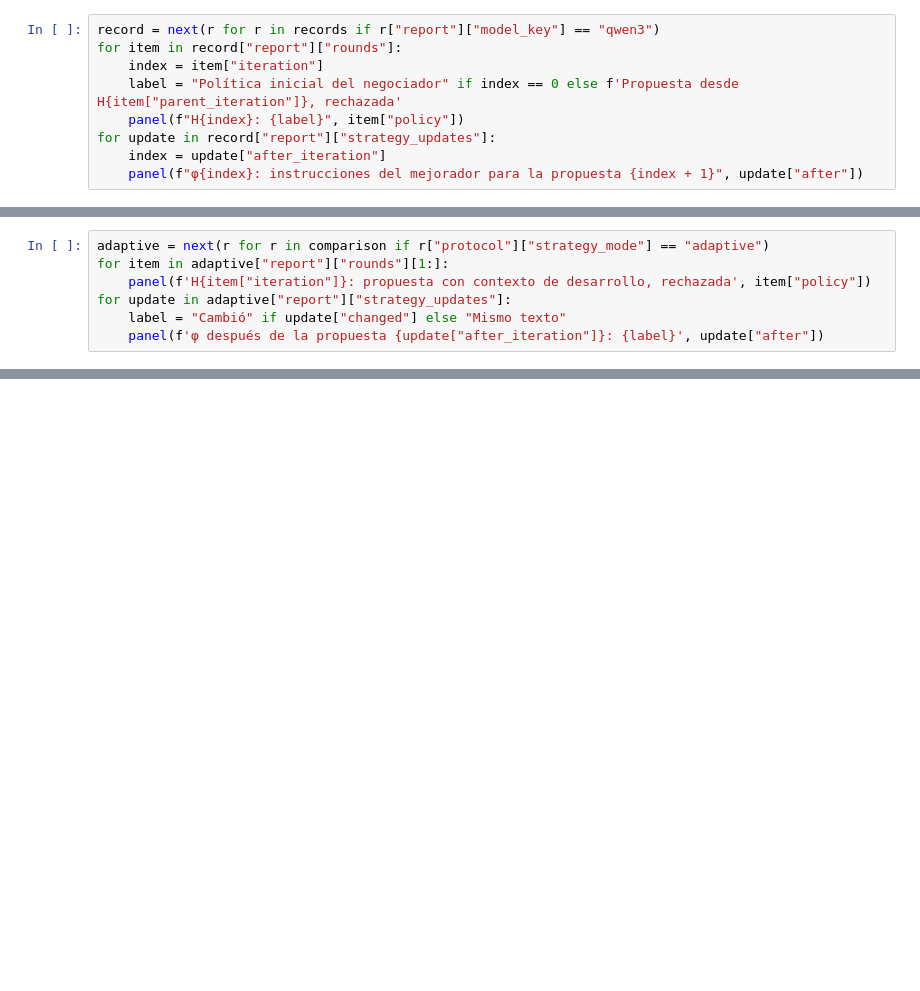
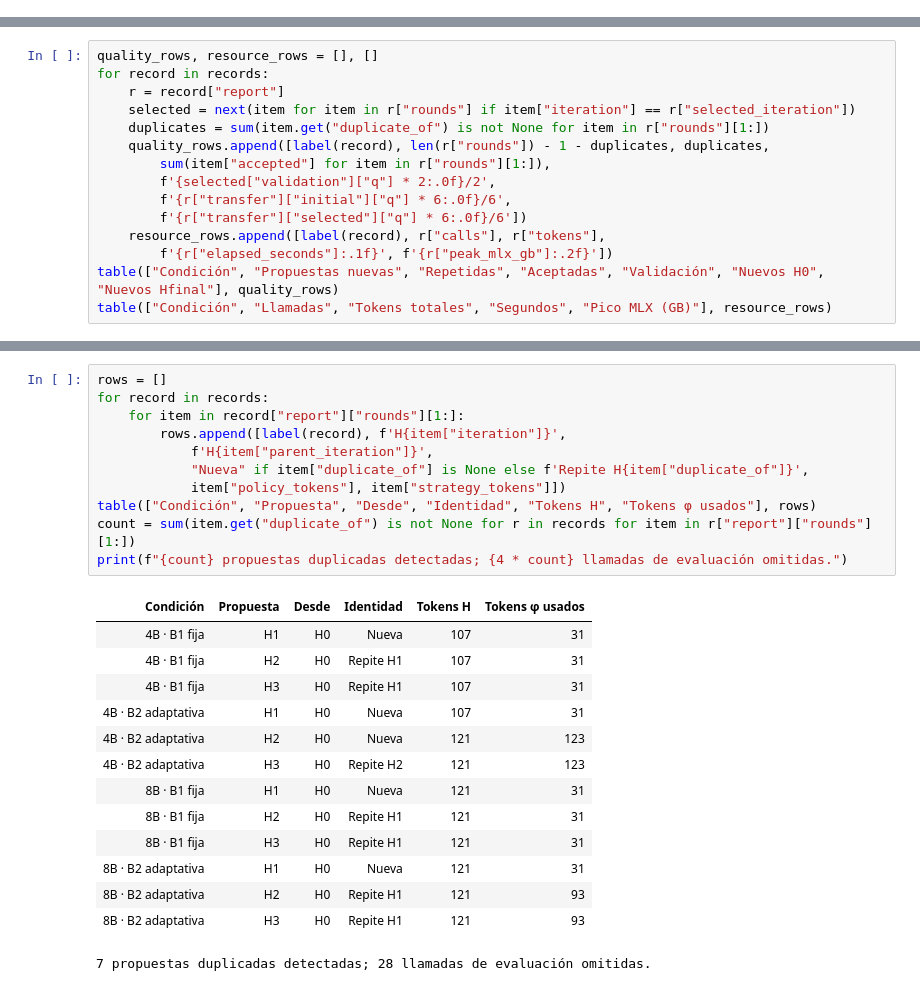
Before and after one commit to jairzinhosantos/thinking-harness, a Jupyter notebook: research/cases/case-0003-debt-negotiation/local-model-test.ipynb, the cells around one changed output, grey strips where cells are left out. Drawn from its saved outputs; the diff is of its cells as text; blank space fills up the shorter version.

Commit message:
research: compare Qwen sizes with structured decisions and duplicate control

```diff
--- a/research/cases/case-0003-debt-negotiation/local-model-test.ipynb
+++ b/research/cases/case-0003-debt-negotiation/local-model-test.ipynb
@@ -131,9 +0,0 @@ H0 permanece como política de partida porque las tres propuestas fueron rechaza
-# %%
-record = next(r for r in records if r["report"]["model_key"] == "qwen3")
-for item in record["report"]["rounds"]:
-    index = item["iteration"]
-    label = "Política inicial del negociador" if index == 0 else f'Propuesta desde H{item["parent_iteration"]}, rechazada'
-    panel(f"H{index}: {label}", item["policy"])
-for update in record["report"]["strategy_updates"]:
-    index = update["after_iteration"]
-    panel(f"φ{index}: instrucciones del mejorador para la propuesta {index + 1}", update["after"])
@@ -283,7 +0,0 @@ B1 repitió la misma propuesta: temperatura cero, misma política conservada y m
-# %%
-adaptive = next(r for r in comparison if r["protocol"]["strategy_mode"] == "adaptive")
-for item in adaptive["report"]["rounds"][1:]:
-    panel(f'H{item["iteration"]}: propuesta con contexto de desarrollo, rechazada', item["policy"])
-for update in adaptive["report"]["strategy_updates"]:
-    label = "Cambió" if update["changed"] else "Mismo texto"
-    panel(f'φ después de la propuesta {update["after_iteration"]}: {label}', update["after"])
@@ -308,0 +104,15 @@ Los escenarios ya se habían observado y se reutilizaron para depuración. Esta
+# %%
+quality_rows, resource_rows = [], []
+for record in records:
+    r = record["report"]
+    selected = next(item for item in r["rounds"] if item["iteration"] == r["selected_iteration"])
+    duplicates = sum(item.get("duplicate_of") is not None for item in r["rounds"][1:])
+    quality_rows.append([label(record), len(r["rounds"]) - 1 - duplicates, duplicates,
+        sum(item["accepted"] for item in r["rounds"][1:]),
+        f'{selected["validation"]["q"] * 2:.0f}/2',
+        f'{r["transfer"]["initial"]["q"] * 6:.0f}/6',
+        f'{r["transfer"]["selected"]["q"] * 6:.0f}/6'])
+    resource_rows.append([label(record), r["calls"], r["tokens"],
+        f'{r["elapsed_seconds"]:.1f}', f'{r["peak_mlx_gb"]:.2f}'])
+table(["Condición", "Propuestas nuevas", "Repetidas", "Aceptadas", "Validación", "Nuevos H0", "Nuevos Hfinal"], quality_rows)
+table(["Condición", "Llamadas", "Tokens totales", "Segundos", "Pico MLX (GB)"], resource_rows)
@@ -308,0 +140,26 @@ Los escenarios ya se habían observado y se reutilizaron para depuración. Esta
+# %%
+rows = []
+for record in records:
+    for item in record["report"]["rounds"][1:]:
+        rows.append([label(record), f'H{item["iteration"]}',
+            f'H{item["parent_iteration"]}',
+            "Nueva" if item["duplicate_of"] is None else f'Repite H{item["duplicate_of"]}',
+            item["policy_tokens"], item["strategy_tokens"]])
+table(["Condición", "Propuesta", "Desde", "Identidad", "Tokens H", "Tokens φ usados"], rows)
+count = sum(item.get("duplicate_of") is not None for r in records for item in r["report"]["rounds"][1:])
+print(f"{count} propuestas duplicadas detectadas; {4 * count} llamadas de evaluación omitidas.")
+# %% [output]
+| Condición | Propuesta | Desde | Identidad | Tokens H | Tokens φ usados |
+| 4B · B1 fija | H1 | H0 | Nueva | 107 | 31 |
+| 4B · B1 fija | H2 | H0 | Repite H1 | 107 | 31 |
+| 4B · B1 fija | H3 | H0 | Repite H1 | 107 | 31 |
+| 4B · B2 adaptativa | H1 | H0 | Nueva | 107 | 31 |
+| 4B · B2 adaptativa | H2 | H0 | Nueva | 121 | 123 |
+| 4B · B2 adaptativa | H3 | H0 | Repite H2 | 121 | 123 |
+| 8B · B1 fija | H1 | H0 | Nueva | 121 | 31 |
+| 8B · B1 fija | H2 | H0 | Repite H1 | 121 | 31 |
+| 8B · B1 fija | H3 | H0 | Repite H1 | 121 | 31 |
+| 8B · B2 adaptativa | H1 | H0 | Nueva | 121 | 31 |
+| 8B · B2 adaptativa | H2 | H0 | Repite H1 | 121 | 93 |
+| 8B · B2 adaptativa | H3 | H0 | Repite H1 | 121 | 93 |
+7 propuestas duplicadas detectadas; 28 llamadas de evaluación omitidas.
```
Also changed, not shown: parts of 37 cells of this notebook, 27 other files.
